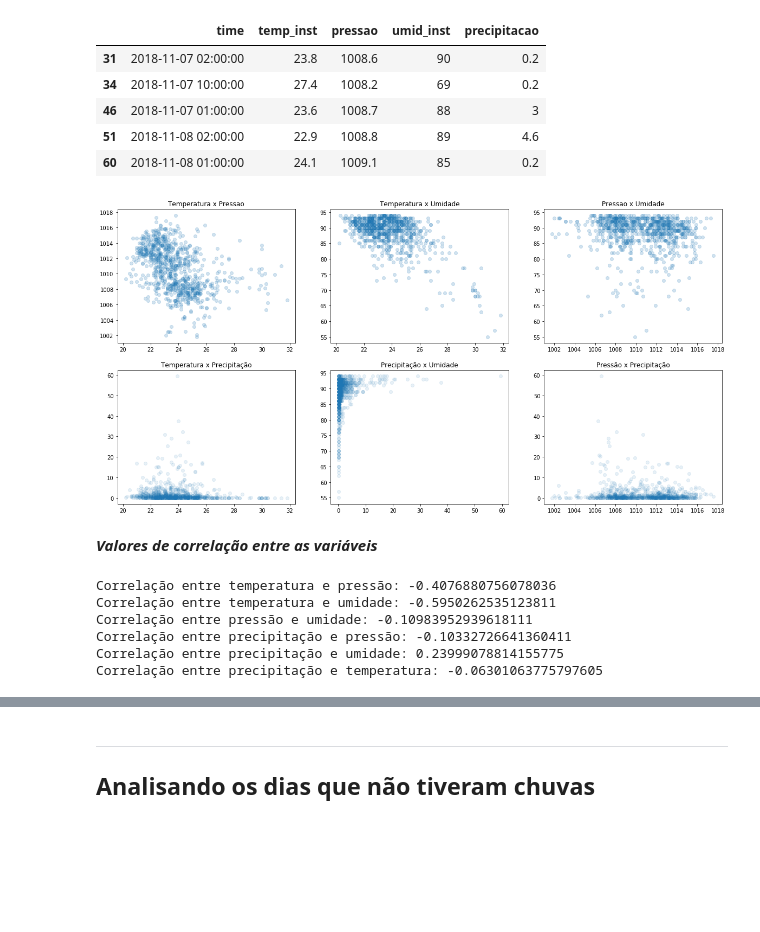
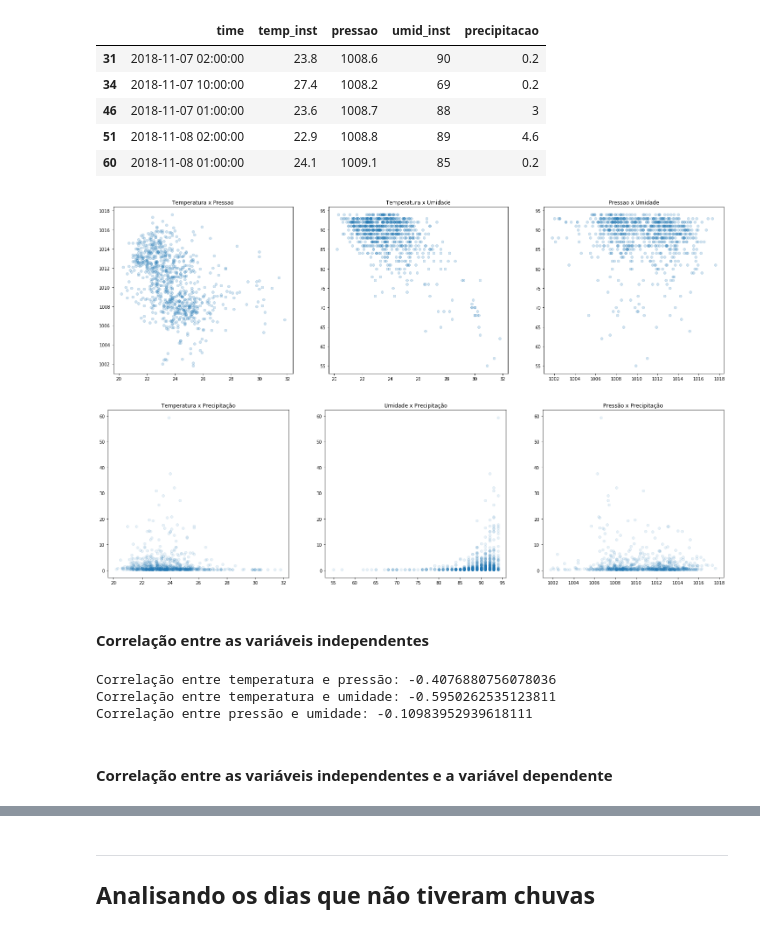
Before and after one commit to Joao-Pedro-Chacon-Ruiz/Modelo_de_precificacao_carros, a Jupyter notebook: Previsao_chuva.ipynb, the cells around one changed output, grey strips where cells are left out. Saved outputs shown, nothing was run; the diff lists cells and outputs as text; code cells hidden in the pictures; blank space fills up the shorter version.

```diff
--- a/Previsao_chuva.ipynb
+++ b/Previsao_chuva.ipynb
@@ -155,19 +156,24 @@ pressao1 = dados_com_chuva['pressao']
 umidade1 = dados_com_chuva['umid_inst']
 precipitacao1 = dados_com_chuva['precipitacao']
 # %%
-fig, axs = plt.subplots(2, 3)
-fig.set_size_inches(20, 10)
-axs[0,0].scatter(temperatura1,pressao1, alpha=0.2);
-axs[0,0].set_title('Temperatura x Pressao');
-axs[0,1].scatter(temperatura1,umidade1, alpha=0.2);
-axs[0,1].set_title('Temperatura x Umidade');
-axs[0,2].scatter(pressao1,umidade1, alpha=0.2);
-axs[0,2].set_title('Pressao x Umidade');
-axs[1,0].scatter(temperatura1,precipitacao1, alpha=0.1);
-axs[1,0].set_title('Temperatura x Precipitação');
-axs[1,1].scatter(precipitacao1,umidade1, alpha=0.1);
-axs[1,1].set_title('Precipitação x Umidade');
-axs[1,2].scatter(pressao1,precipitacao1, alpha=0.1);
-axs[1,2].set_title('Pressão x Precipitação');
+fig, axs = plt.subplots(1, 3)
+fig.set_size_inches(25, 7)
+axs[0].scatter(temperatura1,pressao1, alpha=0.2);
+axs[0].set_title('Temperatura x Pressao');
+axs[1].scatter(temperatura1,umidade1, alpha=0.2);
+axs[1].set_title('Temperatura x Umidade');
+axs[2].scatter(pressao1,umidade1, alpha=0.2);
+axs[2].set_title('Pressao x Umidade');
 # %% [output]
-[figure, old version]
+[figure, new version]
+# %%
+fig, axs = plt.subplots(1, 3)
+fig.set_size_inches(25, 7)
+axs[0].scatter(temperatura1,precipitacao1, alpha=0.1);
+axs[0].set_title('Temperatura x Precipitação');
+axs[1].scatter(umidade1,precipitacao1, alpha=0.1);
+axs[1].set_title('Umidade x Precipitação');
+axs[2].scatter(pressao1,precipitacao1, alpha=0.1);
+axs[2].set_title('Pressão x Precipitação');
+# %% [output]
+[figure, added]
@@ -174,20 +190,12 @@ axs[1,2].set_title('Pressão x Precipitação');
 # %% [markdown]
-***Valores de correlação entre as variáveis***
+#### Correlação entre as variáveis independentes
 # %%
-temperatura1 = temperatura1.astype(float)
-umidade1 = umidade1.astype(float)
-pressao1 = pressao1.astype(float)
-precipitacao1 = precipitacao1.astype(float)
 print('Correlação entre temperatura e pressão:', temperatura1.corr(pressao1))
 print('Correlação entre temperatura e umidade:', temperatura1.corr(umidade1))
 print('Correlação entre pressão e umidade:',pressao1.corr(umidade1))
-print('Correlação entre precipitação e pressão:', precipitacao1.corr(pressao1))
-print('Correlação entre precipitação e umidade:', precipitacao1.corr(umidade1))
-print('Correlação entre precipitação e temperatura:',precipitacao1.corr(temperatura1))
 # %% [output]
 Correlação entre temperatura e pressão: -0.4076880756078036
 Correlação entre temperatura e umidade: -0.5950262535123811
 Correlação entre pressão e umidade: -0.10983952939618111
-Correlação entre precipitação e pressão: -0.10332726641360411
-Correlação entre precipitação e umidade: 0.23999078814155775
-Correlação entre precipitação e temperatura: -0.06301063775797605
+# %% [markdown]
+#### Correlação entre as variáveis independentes e a variável dependente
```
Also changed, not shown: parts of 9 cells of this notebook.
